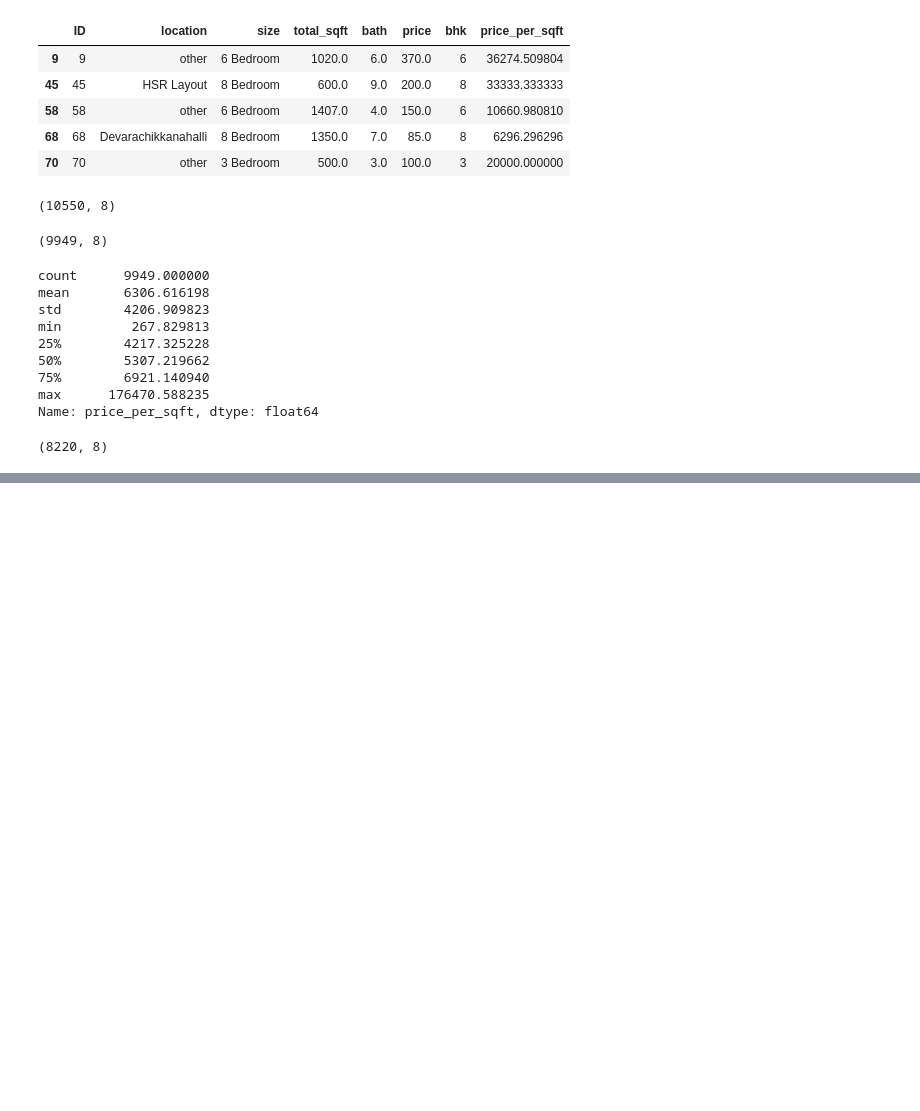
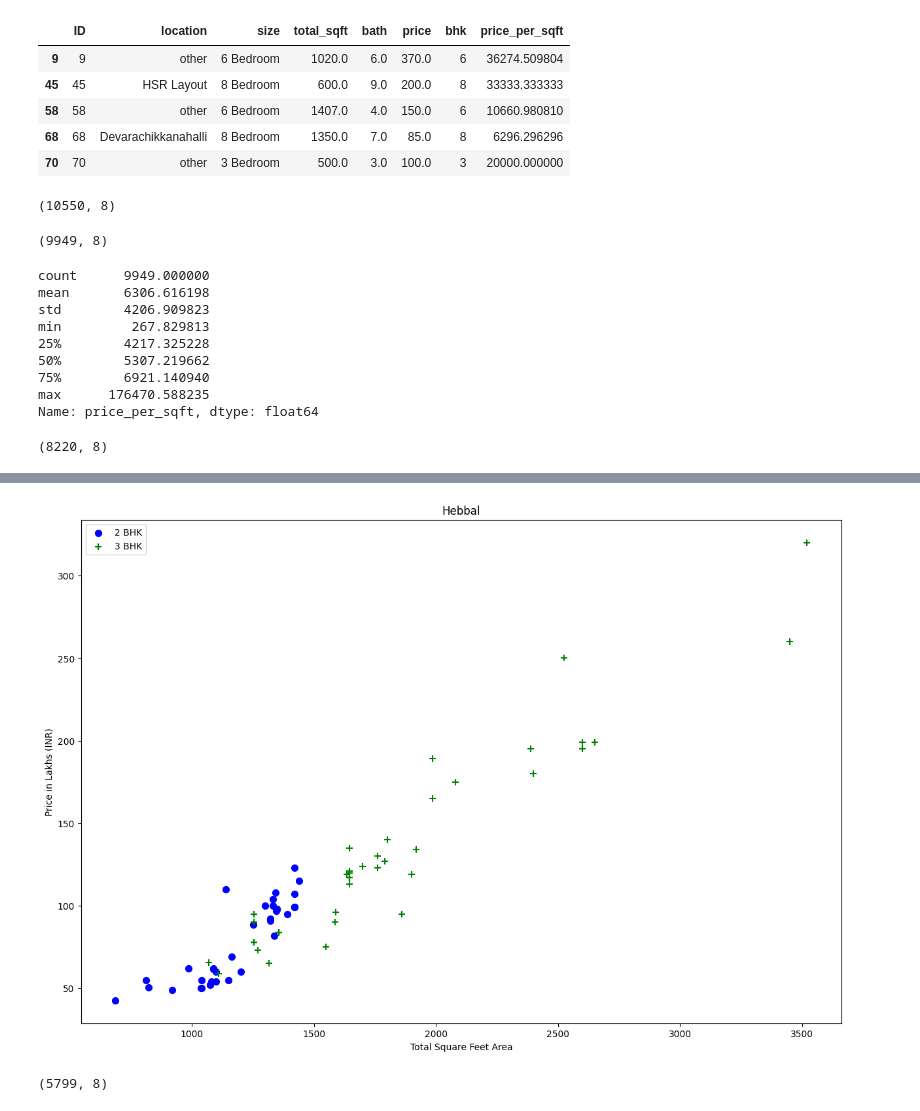
Before and after one commit to nandi691/DataScience, a Jupyter notebook: Hackathon/HousePricePrediction.ipynb, the cells around one changed output, grey strips where cells are left out. Drawn from its saved outputs; the diff is of its cells as text; code cells hidden in the pictures; blank space fills up the shorter version.

```diff
--- a/Hackathon/HousePricePrediction.ipynb
+++ b/Hackathon/HousePricePrediction.ipynb
@@ -310,0 +328,4 @@ df7.shape
+# %%
+plot_scatter_chart(df7,"Hebbal")
+# %% [output]
+[figure, added]
@@ -310,0 +351,6 @@ df7.shape
+# %%
+df8 = remove_bhk_outliers(df7)
+
+df8.shape
+# %% [output]
+(5799, 8)
```
Also changed, not shown: parts of 26 cells of this notebook, 1 other file.
